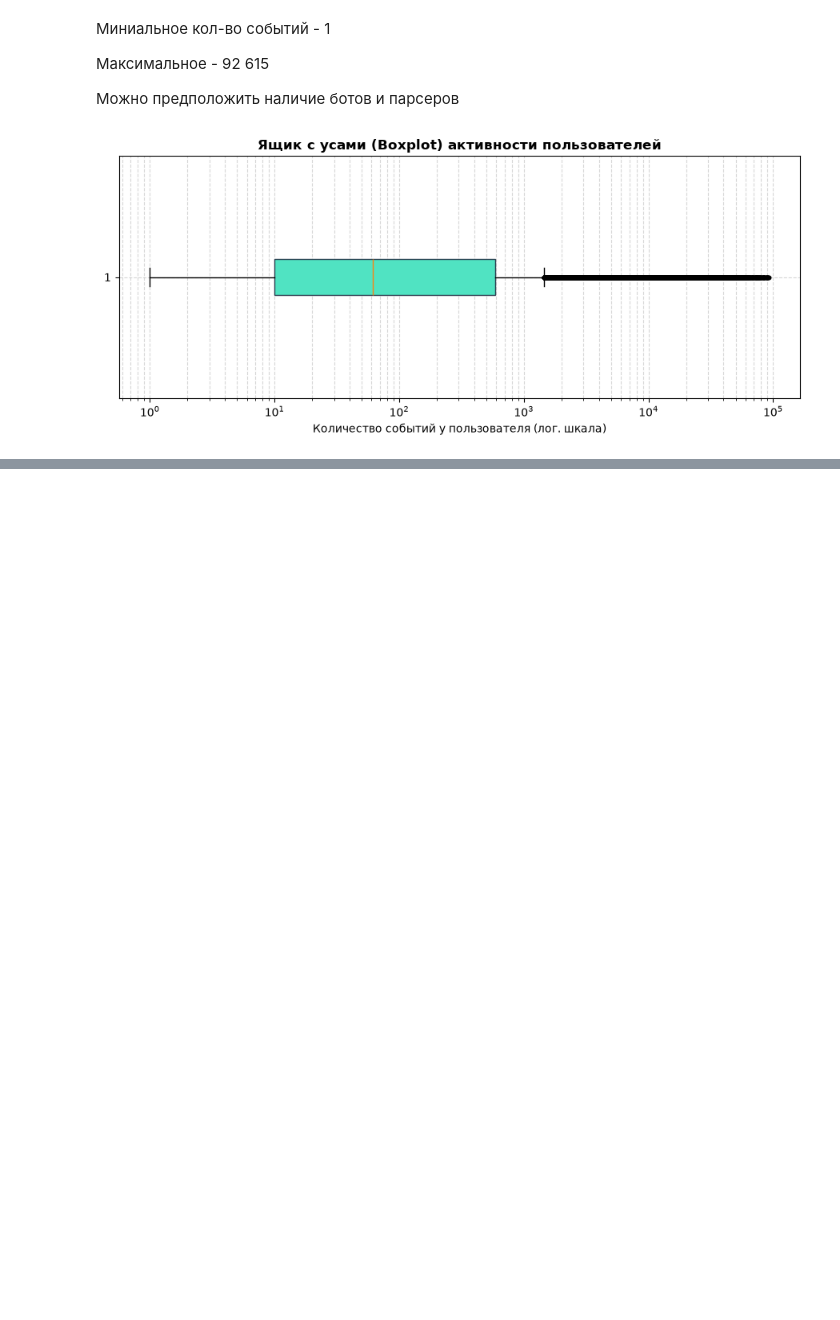
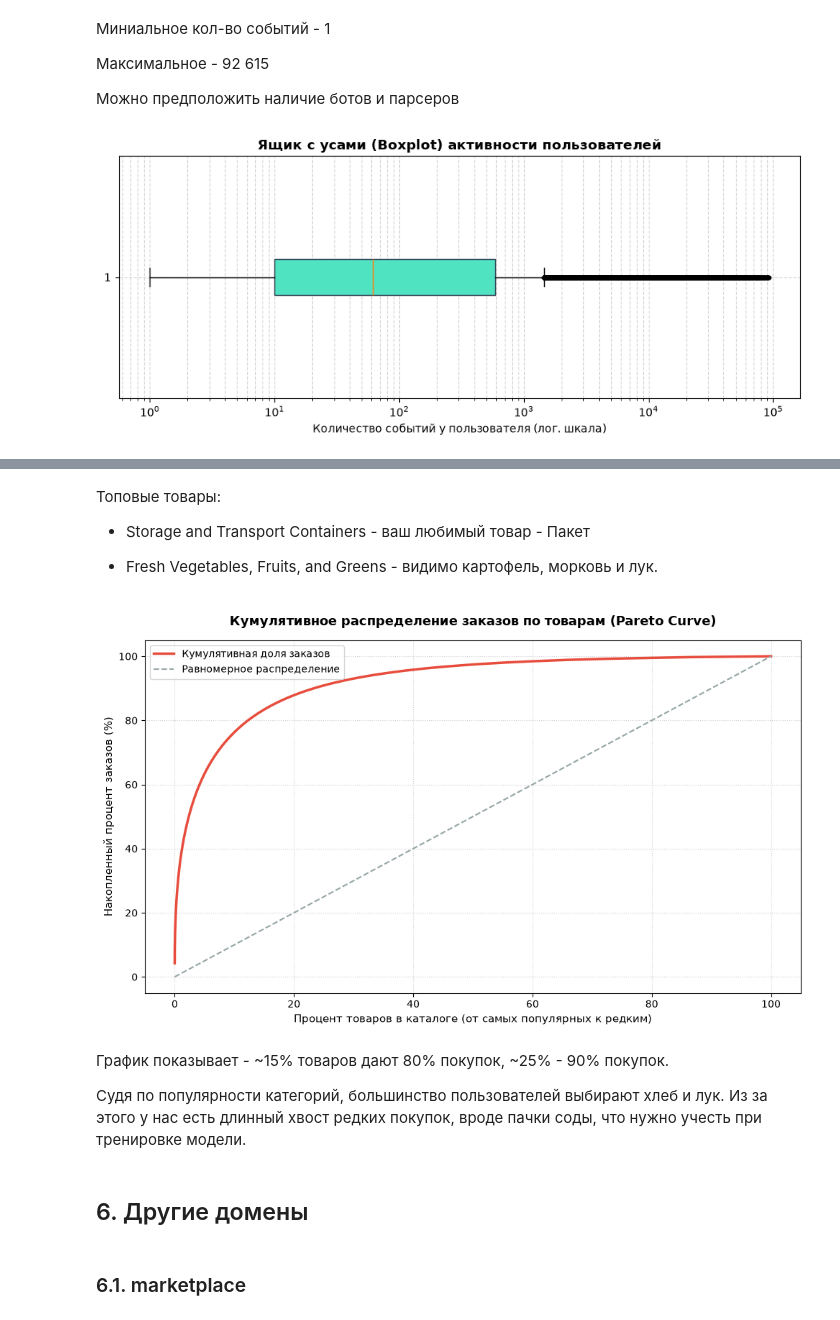
Before and after one commit to Valerpa/recsys-hse-year-project, a Jupyter notebook: 2_EDA/eda_retail.ipynb, the cells around one changed output, grey strips where cells are left out. Saved outputs shown, nothing was run; the diff lists cells and outputs as text; code cells hidden in the pictures; blank space fills up the shorter version.

```diff
--- a/2_EDA/eda_retail.ipynb
+++ b/2_EDA/eda_retail.ipynb
@@ -519,0 +857,16 @@ plt.show()
+# %%
+item_order_popularity = (
+    lazy_events
+    .filter(pl.col("action_type") == "order")
+    .group_by("item_id")
+    .len(name="orders_count")
+    .sort("orders_count", descending=True)
+    .collect()
+)
+
+total_items = item_order_popularity.height
+
+item_order_popularity = item_order_popularity.with_columns(
+    cumulative_orders_pct=(pl.col("orders_count").cum_sum() / pl.col("orders_count").sum()) * 100,
+    item_rank_pct=((pl.int_range(0, pl.len(), dtype=pl.UInt32) + 1) / total_items) * 100
+)
@@ -519,0 +899,34 @@ plt.show()
+# %% [markdown]
+Топовые товары:
+
+* Storage and Transport Containers - ваш любимый товар - Пакет
+
+* Fresh Vegetables, Fruits, and Greens - видимо картофель, морковь и лук.
+# %%
+x = item_order_popularity.get_column("item_rank_pct").to_numpy()
+y = item_order_popularity.get_column("cumulative_orders_pct").to_numpy()
+
+plt.figure(figsize=(10, 6))
+plt.plot(x, y, color="#e74c3c", linewidth=2.5, label="Кумулятивная доля заказов")
+
+plt.plot([0, 100], [0, 100], color="#95a5a6", linestyle="--", label="Равномерное распределение")
+
+plt.title("Кумулятивное распределение заказов по товарам (Pareto Curve)", fontsize=13, fontweight="bold", pad=15)
+plt.xlabel("Процент товаров в каталоге (от самых популярных к редким)", fontsize=11)
+plt.ylabel("Накопленный процент заказов (%)", fontsize=11)
+
+plt.grid(True, linestyle=":", alpha=0.6)
+plt.legend(frameon=True)
+plt.tight_layout()
+plt.show()
+# %% [output]
+[figure, added]
+# %% [markdown]
+График показывает - ~15% товаров дают 80% покупок, ~25% - 90% покупок.
+
+Судя по популярности категорий, большинство пользователей выбирают хлеб и лук.
+Из за этого у нас есть длинный хвост редких покупок, вроде пачки соды, что нужно учесть при тренировке модели.
+# %% [markdown]
+## 6. Другие домены
+# %% [markdown]
+### 6.1. marketplace
```
Also changed, not shown: parts of 102 cells of this notebook.
